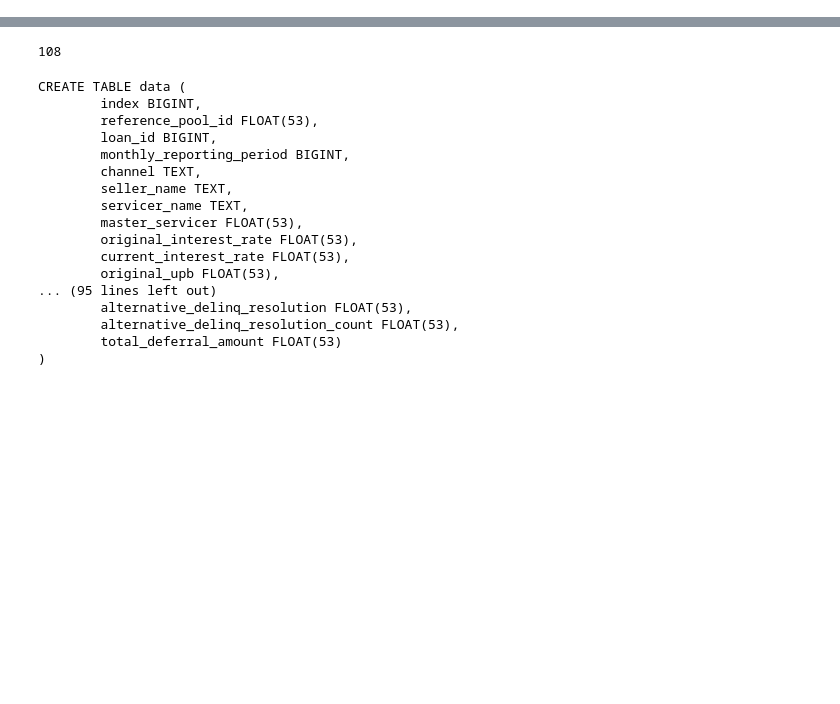
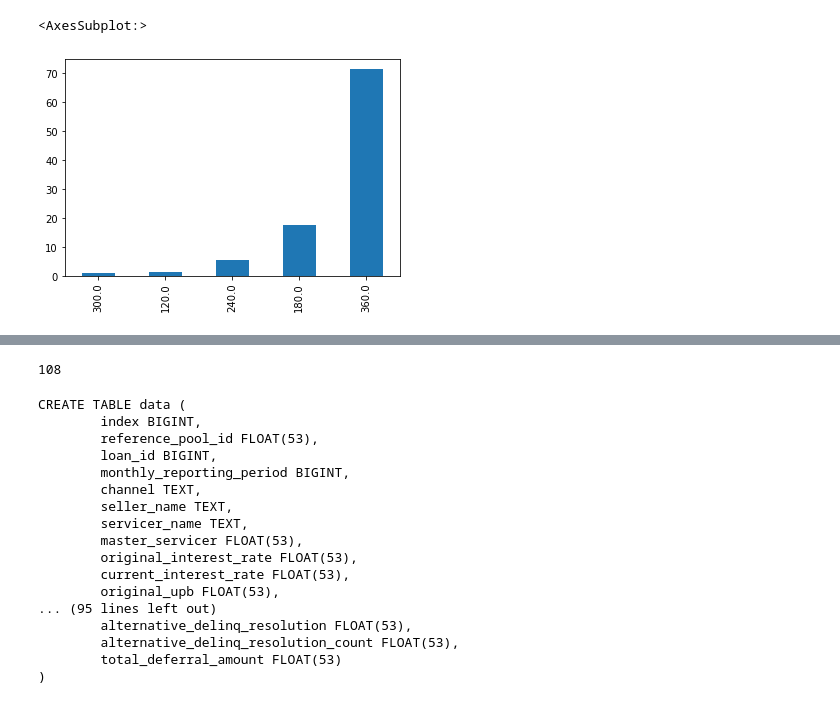
Before and after one commit to VanBuren77/Leela, a Jupyter notebook: leela/research/feature_development.ipynb, the cells around one changed output, grey strips where cells are left out. Drawn from its saved outputs; the diff is of its cells as text; code cells hidden in the pictures; blank space fills up the shorter version.

```diff
--- a/leela/research/feature_development.ipynb
+++ b/leela/research/feature_development.ipynb
@@ -0,0 +96,7 @@
+# %%
+# Distribution of Terms
+(((sample_data['remaining_months_to_legal_maturity'] + \
+  sample_data['loan_age']).value_counts().sort_values()/len(sample_data)) * 100).iloc[-5:].plot.bar()
+# %% [output]
+<AxesSubplot:>
+[figure, added]
```
Also changed, not shown: parts of 21 cells of this notebook, 8 other files.
